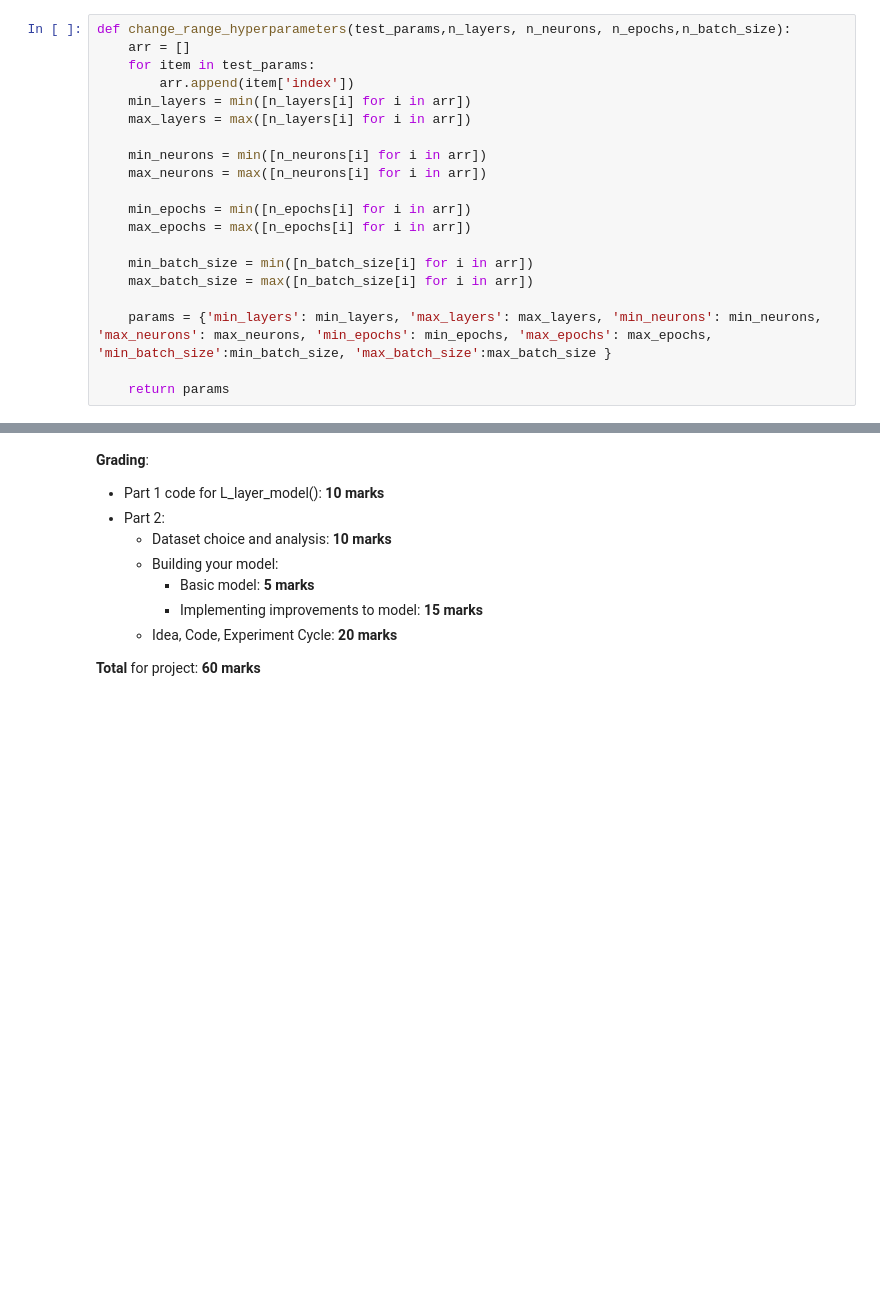
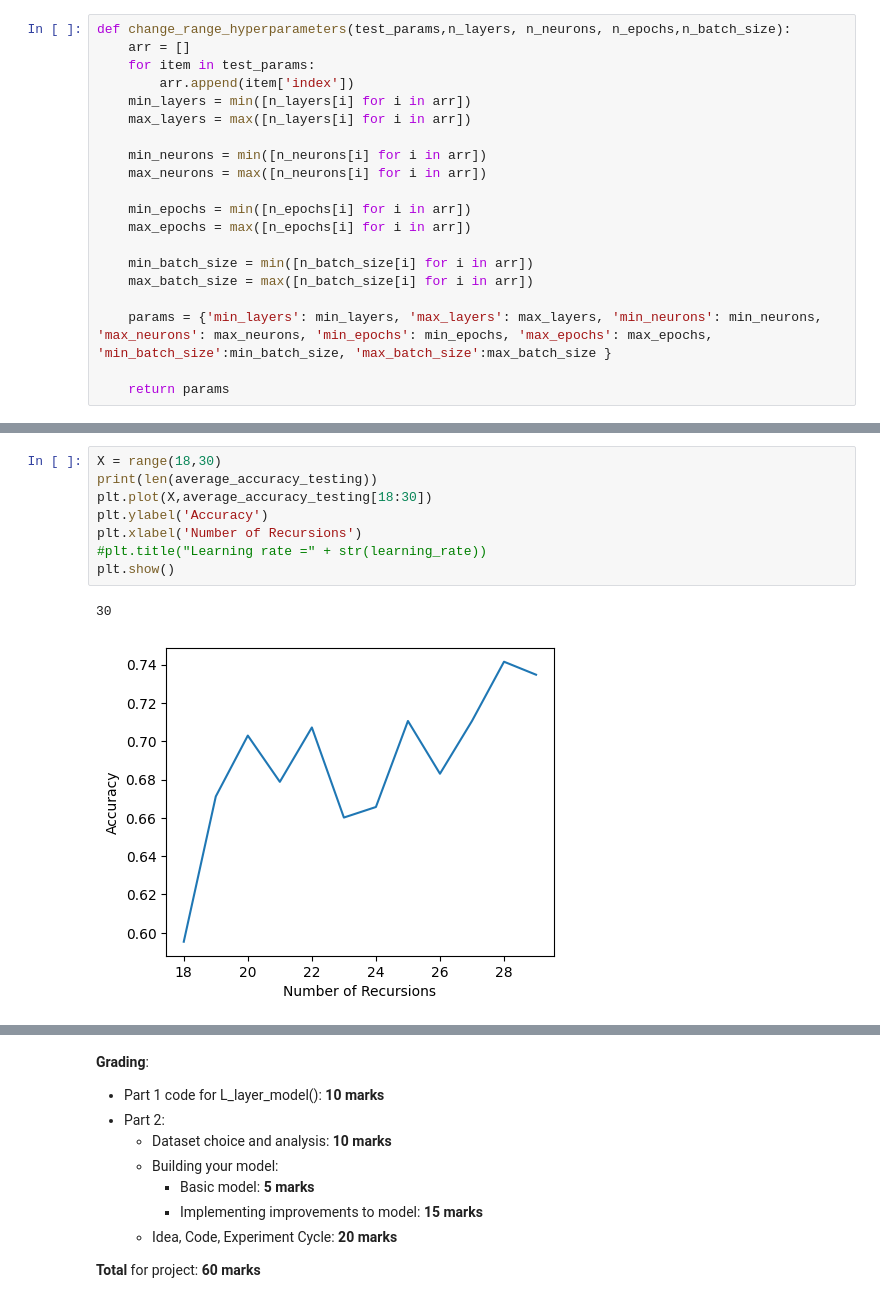
Before and after one commit to shawnzeeee/NeuralNetworkProject, a Jupyter notebook: Neural_Network_Project.ipynb, the cells around one changed output, grey strips where cells are left out. Saved outputs shown, nothing was run; the diff lists cells and outputs as text; blank space fills up the shorter version.

```diff
--- a/Neural_Network_Project.ipynb
+++ b/Neural_Network_Project.ipynb
@@ -606 +620,12 @@ KeyboardInterrupt:
+# %%
+X = range(18,30)
+print(len(average_accuracy_testing))
+plt.plot(X,average_accuracy_testing[18:30])
+plt.ylabel('Accuracy')
+plt.xlabel('Number of Recursions')
+#plt.title("Learning rate =" + str(learning_rate))
+plt.show()
+# %% [output]
+30
+[figure, added]
 # %%
```
Also changed, not shown: parts of 17 cells of this notebook.
